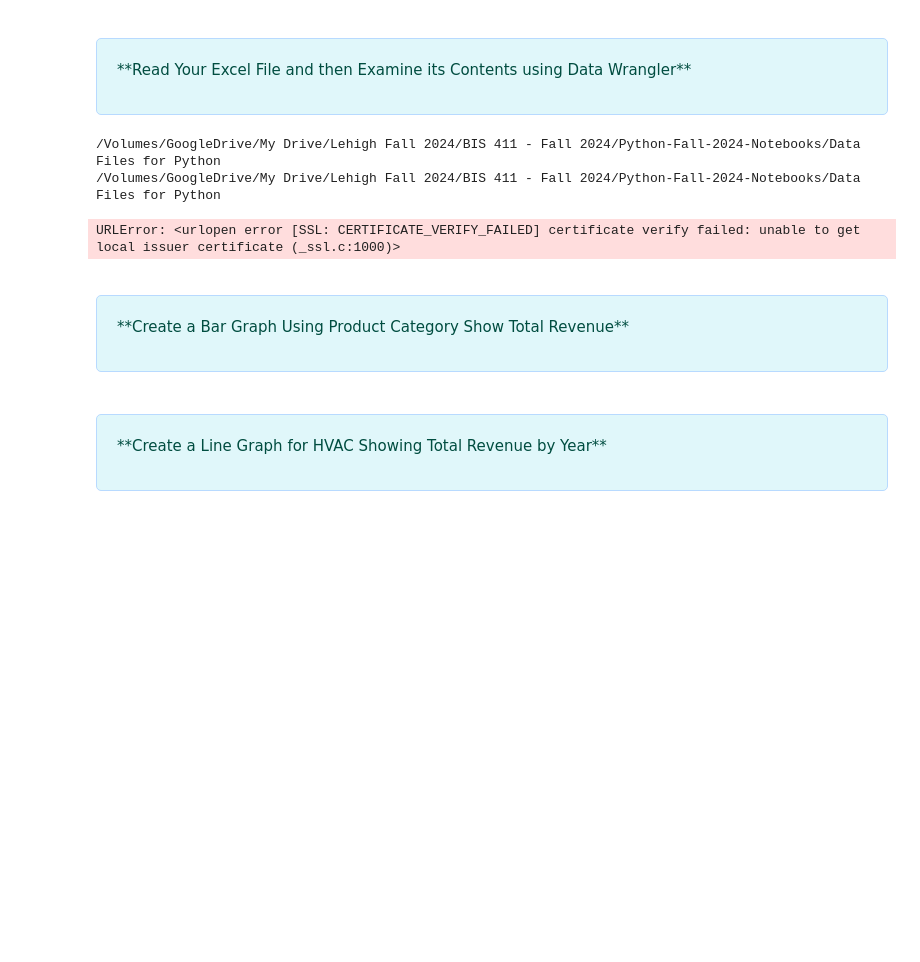
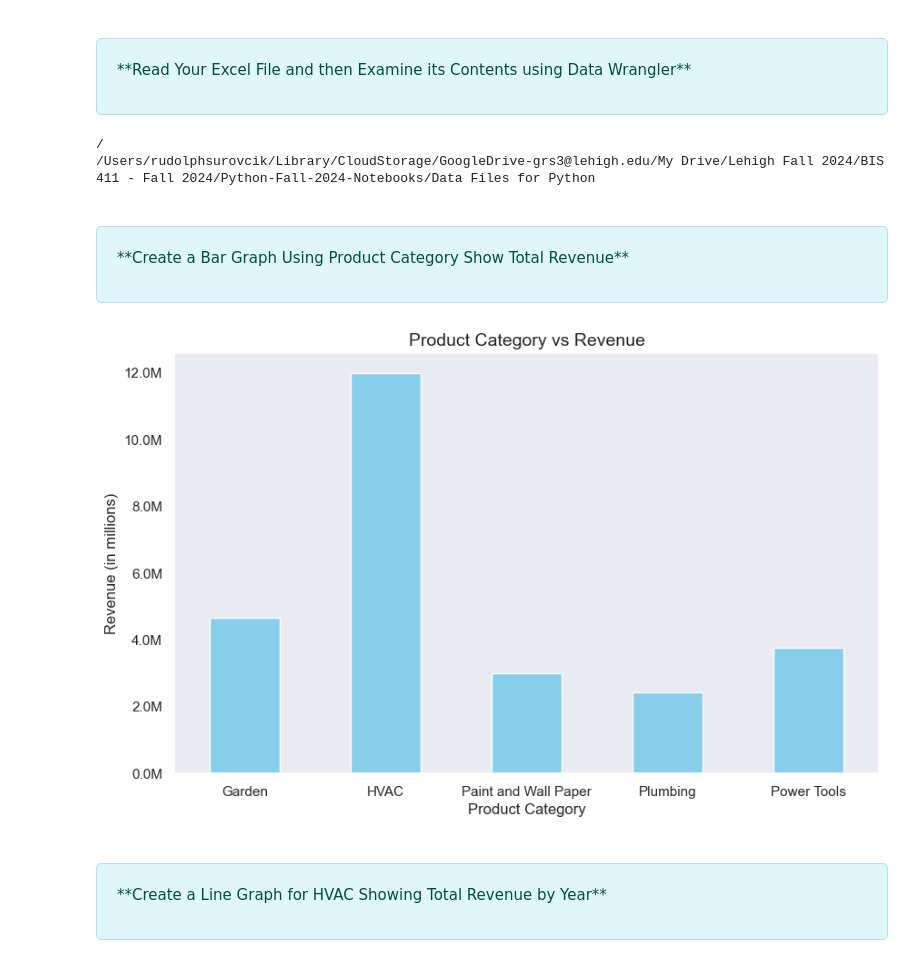
Before and after one commit to rgregs60/Python-Fall-2024-Notebooks, a Jupyter notebook: In Class Demos/Assignment #1 - Starter Notebook.ipynb, the cells around one changed output. Drawn from its saved outputs; the diff is of its cells as text; code cells hidden in the pictures; blank space fills up the shorter version.

```diff
--- a/In Class Demos/Assignment #1 - Starter Notebook.ipynb
+++ b/In Class Demos/Assignment #1 - Starter Notebook.ipynb
@@ -91,38 +89,19 @@ import matplotlib.pyplot as plt
 print(os.getcwd())
 
 # Change current path to where your data files are stored
-data_path = ('/Volumes/GoogleDrive/My Drive/Lehigh Fall 2024/BIS 411 - Fall 2024/Python-Fall-2024-Notebooks/Data Files for Python')
+# Homecomputer: /Users/rudolphsurovcik/Library/CloudStorage/GoogleDrive-grs3@lehigh.edu/My Drive/Lehigh Fall 2024/BIS 411 - Fall 2024/Python-Fall-2024-Notebooks/Data Files for Python
+
+data_path = ('/Users/rudolphsurovcik/Library/CloudStorage/GoogleDrive-grs3@lehigh.edu/My Drive/Lehigh Fall 2024/BIS 411 - Fall 2024/Python-Fall-2024-Notebooks/Data Files for Python')
 os.chdir(data_path)
 
 print(os.getcwd())
 
 # Load the dataset
-Assign_1 = pd.read_excel('automobileEDA.xlsx') # Load the data set
+Assign_1 = pd.read_excel('BIS411_grs3_lehigh_edu_Assignment1.xlsx') # Load the data set
 # %% [output]
-/Volumes/GoogleDrive/My Drive/Lehigh Fall 2024/BIS 411 - Fall 2024/Python-Fall-2024-Notebooks/Data Files for Python
-/Volumes/GoogleDrive/My Drive/Lehigh Fall 2024/BIS 411 - Fall 2024/Python-Fall-2024-Notebooks/Data Files for Python
+/
+/Users/rudolphsurovcik/Library/CloudStorage/GoogleDrive-grs3@lehigh.edu/My Drive/Lehigh Fall 2024/BIS 411 - Fall 2024/Python-Fall-2024-Notebooks/Data Files for Python
-# %%
-# Loaded variable 'df' from URI: https://raw.githubusercontent.com/rgregs60/Python-Fall-2024-Notebooks/HEAD/Data%20Files%20for%20Python/automobileEDA3.xlsx
-import pandas as pd
-df = pd.read_excel(r'https://raw.githubusercontent.com/rgregs60/Python-Fall-2024-Notebooks/HEAD/Data%20Files%20for%20Python/automobileEDA3.xlsx')
-# %% [output]
-URLError: <urlopen error [SSL: CERTIFICATE_VERIFY_FAILED] certificate verify failed: unable to get local issuer certificate (_ssl.c:1000)>
 # %% [markdown]
 <div style="background-color: #E0F7FA; color: #004D40; padding: 20px; border-radius: 5px; margin-top: 20px; border: 1px solid #b8daff;">
 <p>**Create a Bar Graph Using Product Category Show Total Revenue**<p>
 </div>
-# %%
-# Create a bar graph showing the sum of revenue by product category
-import seaborn as sns   # importing seaborn library
-import matplotlib.pyplot as plt  # importing matplotlib library
-
-# Set the style of the graph    //  darkgrid, whitegrid, dark, white, ticks are other formats
-sns.set_theme(style="darkgrid")
-plt.figure(figsize=(10, 6))
-sns.set_style("darkgrid")
-
-# Assuming Assign_1 is a DataFrame that contains 'Product Category' and 'Revenue' columns
-ax = sns.barplot(x='Product_Category', y='Revenue', data=Assign_1, estimator=sum, ci=None)
-
-# You need to add the formatting a build the chart - using Copilot and Gen AI to help code and understand what is happening#
-plt.show()
@@ -129,3 +132,36 @@ plt.show()
+# %%
+import matplotlib.pyplot as plt
+import matplotlib.ticker as mtick  # Importing ticker for formatting the y-axis
+
+# Load the dataset
+Assign_1 = pd.read_excel('BIS411_grs3_lehigh_edu_Assignment1.xlsx') # Load the data set
+
+
+# Create the figure with a specified background color (white)
+plt.figure(figsize=(10, 6))
+plt.gcf().set_facecolor('white')  # Set the background color to white
+
+# Plot the sum of revenue by product category
+Assign_1.groupby('Product_Category')['Revenue'].sum().plot(kind='bar', color='skyblue')
+
+# Adding labels and title
+plt.xlabel('Product Category', fontsize=12)
+plt.ylabel('Revenue (in millions)', fontsize=12)
+plt.title('Product Category vs Revenue', fontsize=14)
+
+# Format the y-axis to display values in millions
+
+
+# Set the x-axis labels to horizontal
+plt.xticks(rotation=0, fontsize=11)
+
+# Turn off the grid
+plt.grid(False)
+
+# Display the chart
+plt.show()
+# %% [output]
+[figure, added]
 # %% [markdown]
 <div style="background-color: #E0F7FA; color: #004D40; padding: 20px; border-radius: 5px; margin-top: 20px; border: 1px solid #b8daff;">
 <p>**Create a Line Graph for HVAC Showing Total Revenue by Year**<p>
```
Also changed, not shown: parts of 4 cells of this notebook, 2 other files.
